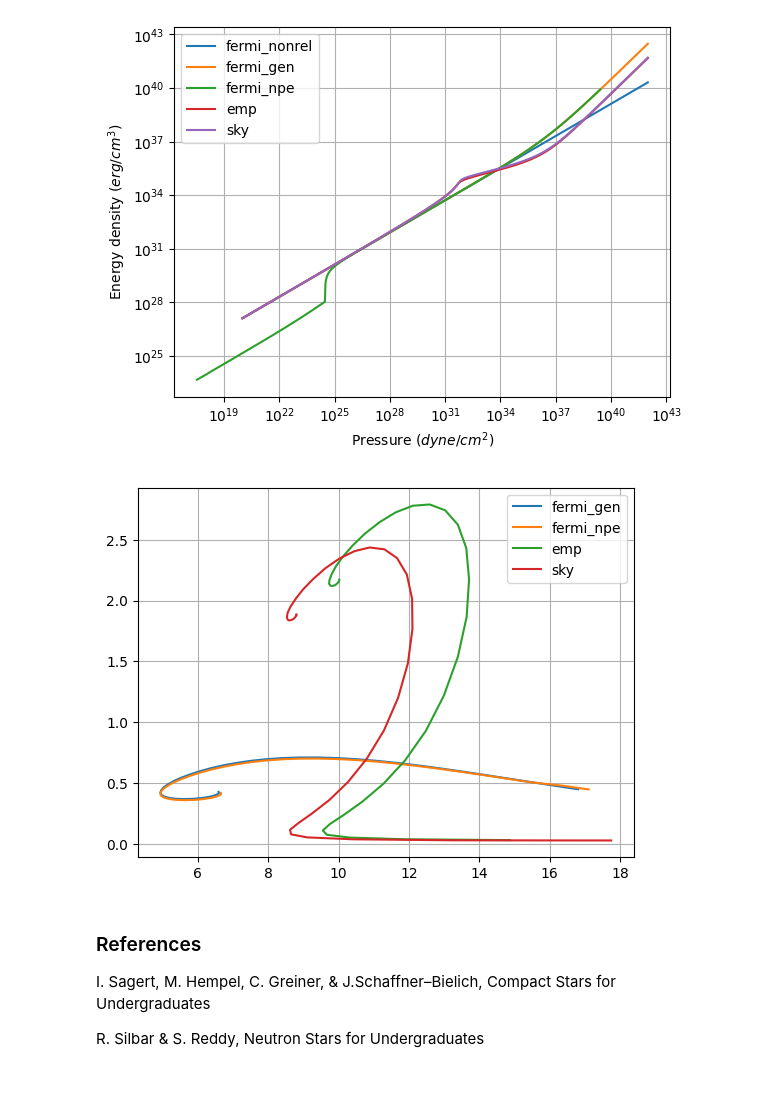
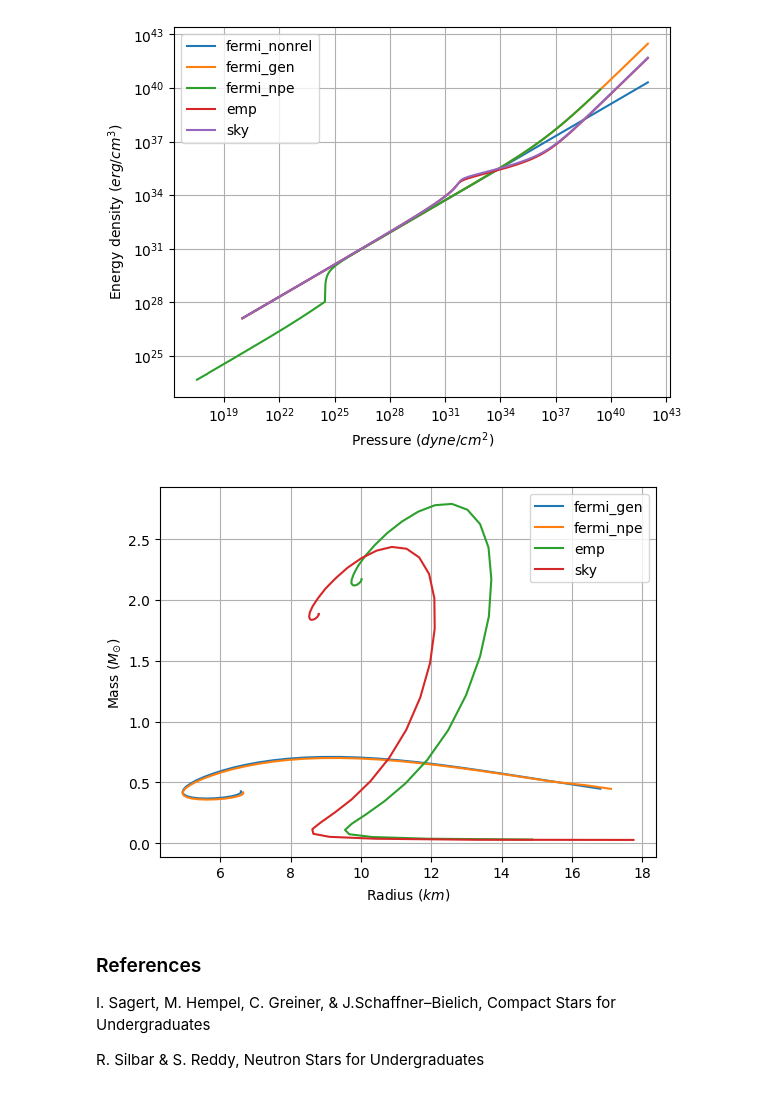
Before and after one commit to PhysicsZandi/NeutronStars, a Jupyter notebook: src/fermi_eos_examples.ipynb, the cells around one changed output. Drawn from its saved outputs; the diff is of its cells as text; code cells hidden in the pictures.

```diff
--- a/src/fermi_eos_examples.ipynb
+++ b/src/fermi_eos_examples.ipynb
@@ -599,34 +599,36 @@ solver = SolverTOVRangePressure(eos, relativity_corrections=True)
 solver.solve(step_r, initial_pressures)
 r, m, p = solver.get()
 plt.plot(r, m, label="fermi_npe")
 
 # Empirical interactions
 file_path = "data/emp.csv"
 EoS = EquationOfState()
 EoS.load_from_file(file_path)
 eos= EoS.interpolate()
 initial_pressures = np.logspace(32.5, 40, 40)
 solver = SolverTOVRangePressure(eos, relativity_corrections=True)
 solver.solve(step_r, initial_pressures)
 r, m, p = solver.get()
 plt.plot(r, m, label="emp")
 
 # Skyrme Hatree-Fock interactions
 file_path = "data/sky.csv"
 EoS = EquationOfState()
 EoS.load_from_file(file_path)
 eos= EoS.interpolate()
 initial_pressures = np.logspace(32.5, 40, 40)
 solver = SolverTOVRangePressure(eos, relativity_corrections=True)
 solver.solve(step_r, initial_pressures)
 r, m, p = solver.get()
 plt.plot(r, m, label="sky")
 
 plt.grid(True)
 plt.legend()
+plt.xlabel("Radius ($km$)")
+plt.ylabel("Mass ($M_{\\odot}$)")
 plt.show()
 # %% [output]
-[figure, old version]
+[figure, new version]
 # %% [markdown]
 ### References
 
```
